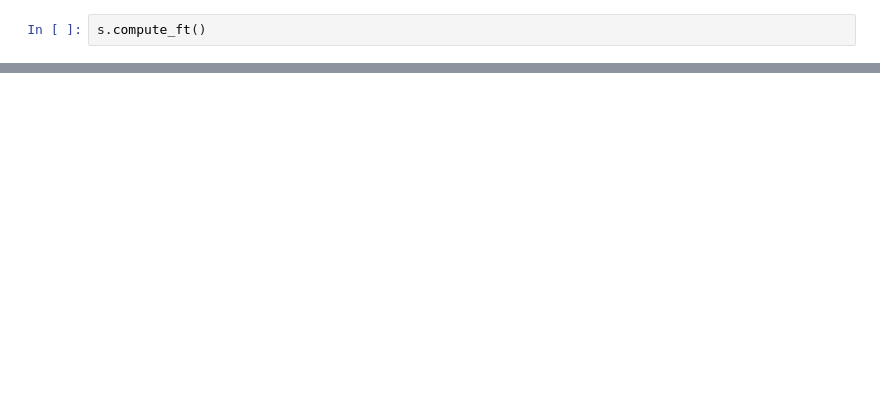
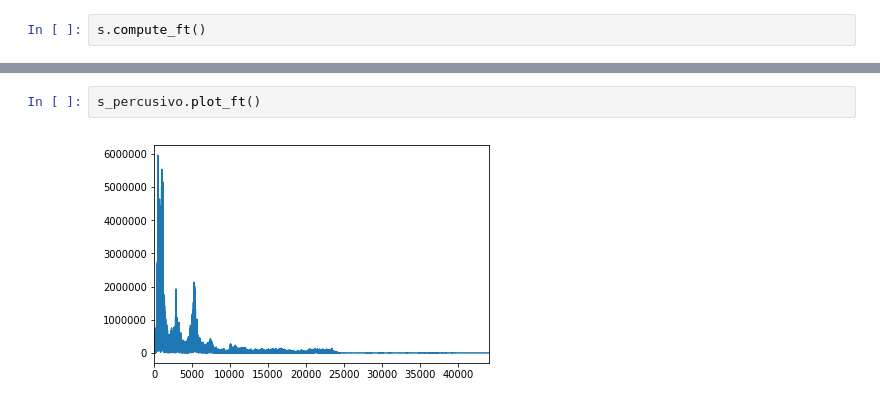
Before and after one commit to meliascosta/fschallenge, a Jupyter notebook: FreeSound Challenge.ipynb, the cells around one changed output, grey strips where cells are left out. Drawn from its saved outputs; the diff is of its cells as text; blank space fills up the shorter version.

```diff
--- a/FreeSound Challenge.ipynb
+++ b/FreeSound Challenge.ipynb
@@ -81,0 +146,4 @@ s.plot_spectrogram()
+# %%
+s_percusivo.plot_ft()
+# %% [output]
+[figure, added]
```
Also changed, not shown: parts of 21 cells of this notebook.
